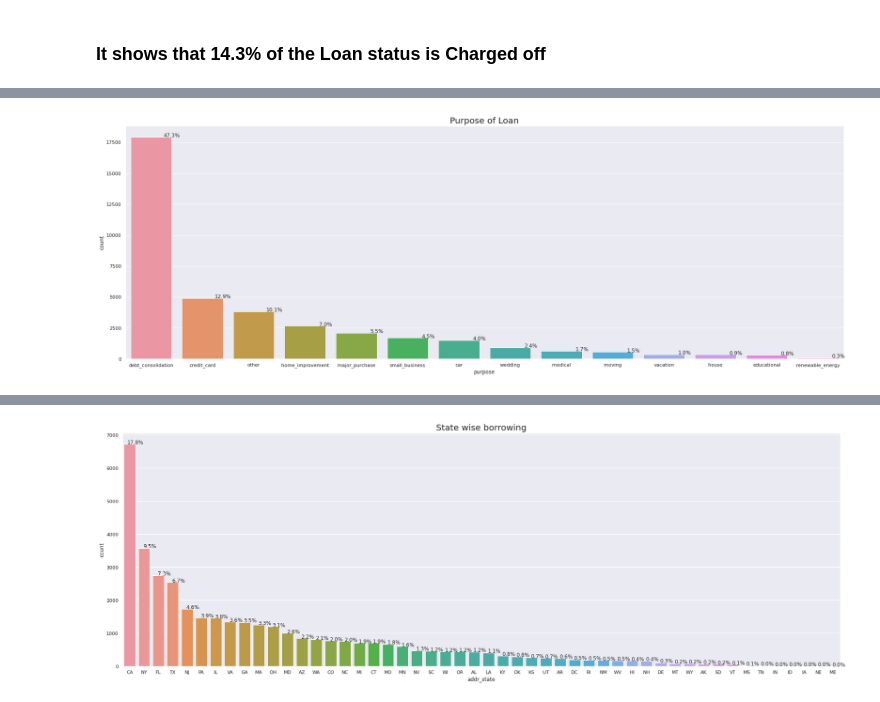
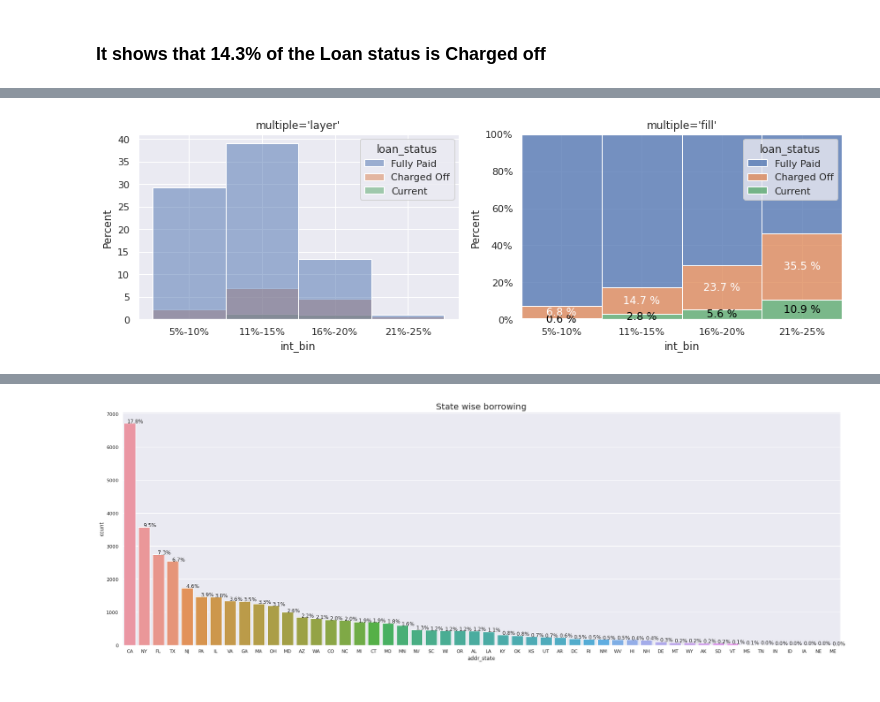
Before and after one commit to edwinttmm/LendingClubCaseStudy, a Jupyter notebook: LendingClub.ipynb, the cells around one changed output, grey strips where cells are left out. Cells and saved outputs as stored; diff of their text form; code cells hidden in the pictures.

```diff
--- a/LendingClub.ipynb
+++ b/LendingClub.ipynb
@@ -322,13 +248,0 @@ plt.show()
-# %%
-counts = loandata_up['home_ownership'].value_counts().rename_axis('home_ownership').reset_index(name='count')
-sns.set(rc={'figure.figsize':(12,9)})
-plt.title('Home Ownership Record', fontsize=20)
-total = float(len(loandata_up))
-ax = sns.barplot(x='home_ownership', y='count', data=counts)
-for p in ax.patches:
-    percentage = '{:.1f}%'.format(100 * p.get_height()/total)
-    x = p.get_x() + p.get_width()
-    y = p.get_height()
-    ax.annotate(percentage, (x, y),ha='center')
-
-plt.show()
@@ -337,15 +249,14 @@ plt.show()
-# %%
-counts = loandata_up['purpose'].value_counts().rename_axis('purpose').reset_index(name='count')
-sns.set(rc={'figure.figsize':(30,10)})
-plt.title('Purpose of Loan', fontsize=20)
-total = float(len(loandata_up))
-ax = sns.barplot(x='purpose', y='count', data=counts)
-for p in ax.patches:
-    percentage = '{:.1f}%'.format(100 * p.get_height()/total)
-    x = p.get_x() + p.get_width()
-    y = p.get_height()
-    ax.annotate(percentage, (x, y),ha='center')
-
-plt.show()
-# %% [output]
-[figure, removed]
+# %%
+fig, (ax1, ax2) = plt.subplots(ncols=2, figsize=(12, 4))
+for ax, multiple in zip((ax1, ax2), ['layer', 'fill']):
+    sns.histplot(data=loandata_up, x='int_bin', hue='loan_status', binwidth=10, stat='percent', multiple=multiple, ax=ax)
+    ax.set_title(f"multiple='{multiple}'")
+
+for bar_group, color in zip(ax.containers, ['black', 'white']):
+    ax.bar_label(bar_group, label_type='center', color=color,
+                 labels=[f'{bar.get_height() * 100:.1f} %' if bar.get_height() > 0 else '' for bar in bar_group])
+ax.yaxis.set_major_formatter(PercentFormatter(1))
+plt.tight_layout()
+plt.show()
+# %% [output]
+[figure, added]
```
Also changed, not shown: parts of 14 cells of this notebook.
